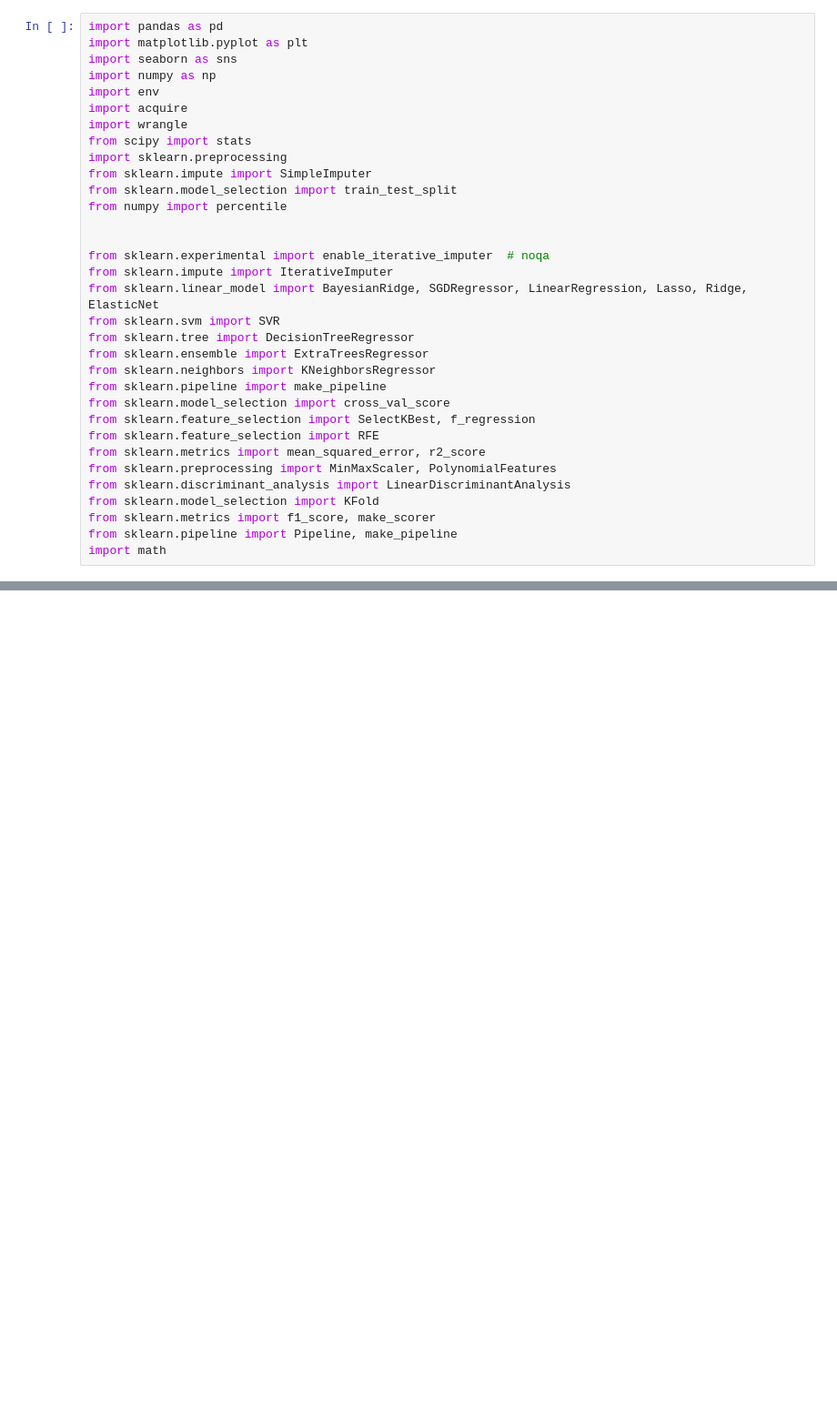
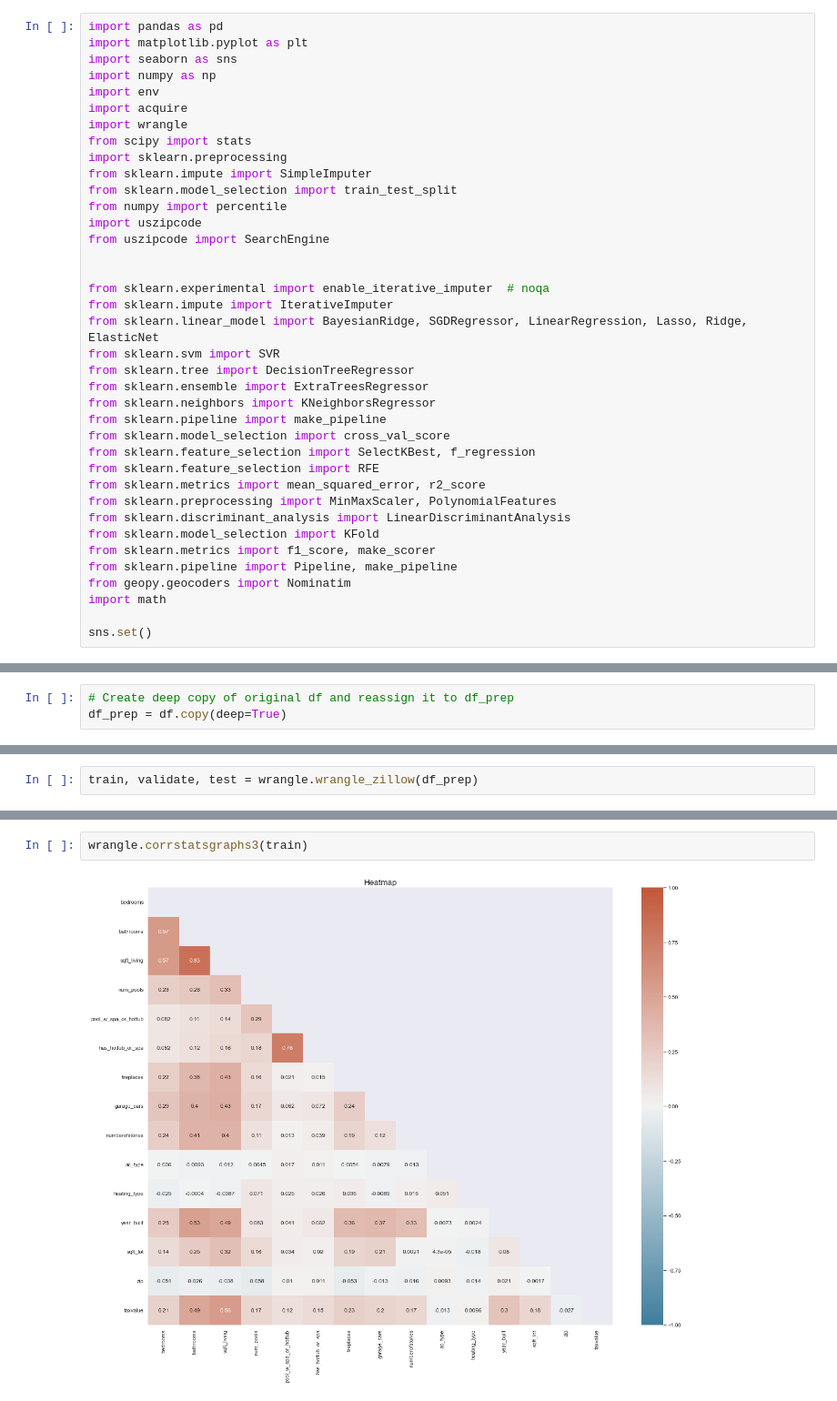
Before and after one commit to sgtcurran/my-project, a Jupyter notebook: zillow_project/zillow_final.ipynb, the cells around one changed output, grey strips where cells are left out. Shown at 91% size. Saved outputs shown, nothing was run; the diff lists cells and outputs as text; blank space fills up the shorter version.

```diff
--- a/zillow_project/zillow_final.ipynb
+++ b/zillow_project/zillow_final.ipynb
@@ -11,6 +14,8 @@ import sklearn.preprocessing
 from sklearn.impute import SimpleImputer
 from sklearn.model_selection import train_test_split
 from numpy import percentile
+import uszipcode
+from uszipcode import SearchEngine
 
 
 from sklearn.experimental import enable_iterative_imputer  # noqa
@@ -30,4 +35,7 @@ from sklearn.discriminant_analysis import LinearDiscriminantAnalysis
 from sklearn.model_selection import KFold
 from sklearn.metrics import f1_score, make_scorer
 from sklearn.pipeline import Pipeline, make_pipeline
+from geopy.geocoders import Nominatim
 import math
+
+sns.set()
@@ -42,3 +49,6 @@ Mission Statement:
 df = acquire.get_zillow_data()
 # %% [output]
 Reading from csv file...
+# %%
+# Create deep copy of original df and reassign it to df_prep
+df_prep = df.copy(deep=True)
@@ -44,0 +57,2 @@ Reading from csv file...
+# %%
+train, validate, test = wrangle.wrangle_zillow(df_prep)
@@ -44,0 +61,4 @@ Reading from csv file...
+# %%
+wrangle.corrstatsgraphs3(train)
+# %% [output]
+[figure, added]
```
Also changed, not shown: parts of 11 cells of this notebook.
